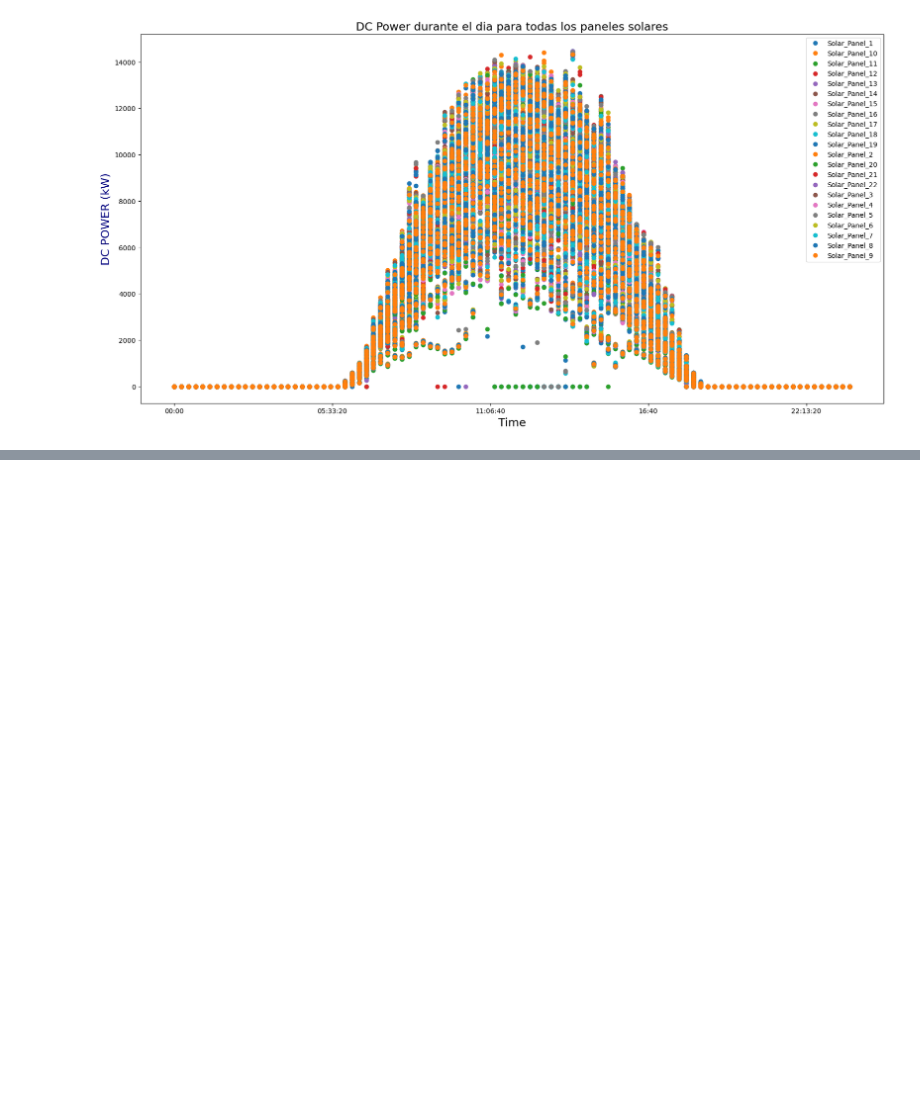
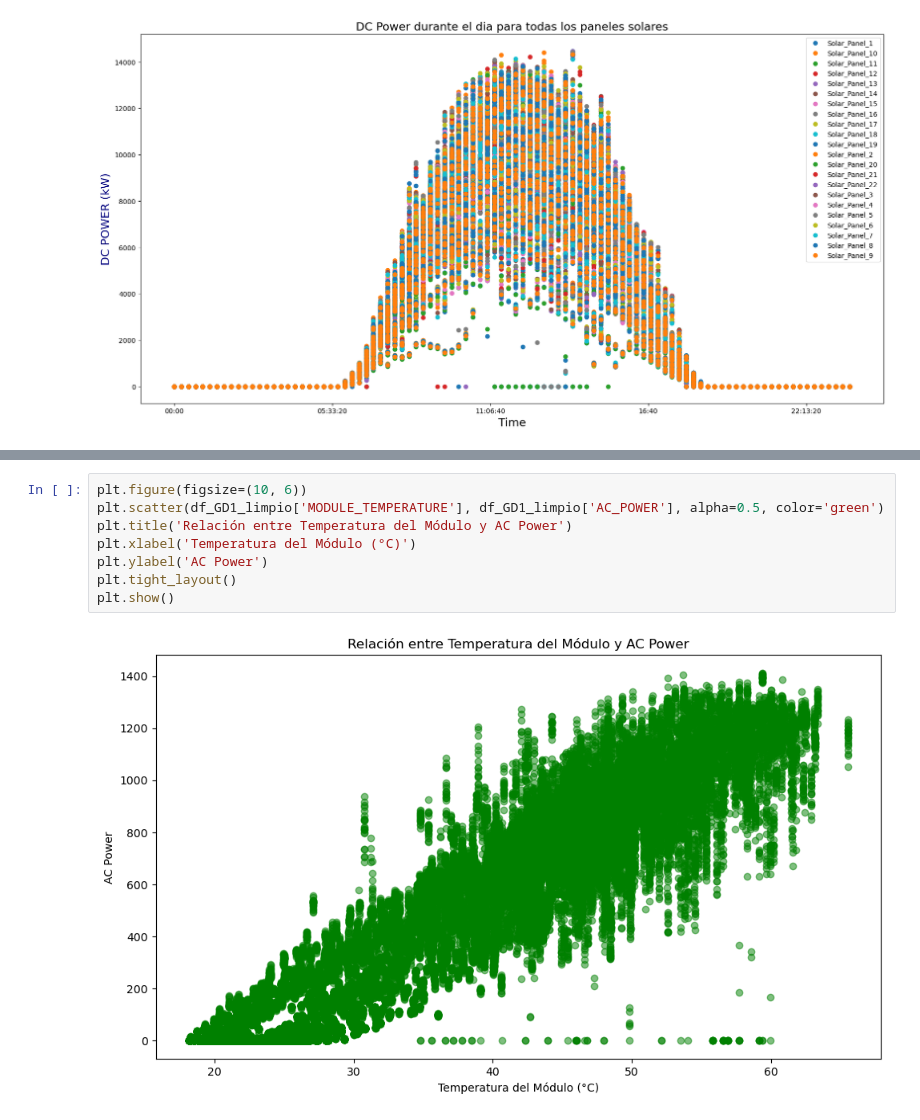
Before and after one commit to josemauma/TFG-ML-DL-WIND-SOLAR-FARMS, a Jupyter notebook: SOLAR PANELS/TFG_SP1.ipynb, the cells around one changed output, grey strips where cells are left out. Drawn from its saved outputs; the diff is of its cells as text; blank space fills up the shorter version.

```diff
--- a/SOLAR PANELS/TFG_SP1.ipynb
+++ b/SOLAR PANELS/TFG_SP1.ipynb
@@ -100,0 +119,10 @@ dtype: int64
+# %%
+plt.figure(figsize=(10, 6))
+plt.scatter(df_GD1_limpio['MODULE_TEMPERATURE'], df_GD1_limpio['AC_POWER'], alpha=0.5, color='green')
+plt.title('Relación entre Temperatura del Módulo y AC Power')
+plt.xlabel('Temperatura del Módulo (°C)')
+plt.ylabel('AC Power')
+plt.tight_layout()
+plt.show()
+# %% [output]
+[figure, added]
```
Also changed, not shown: parts of 3 cells of this notebook, 17 other files.
